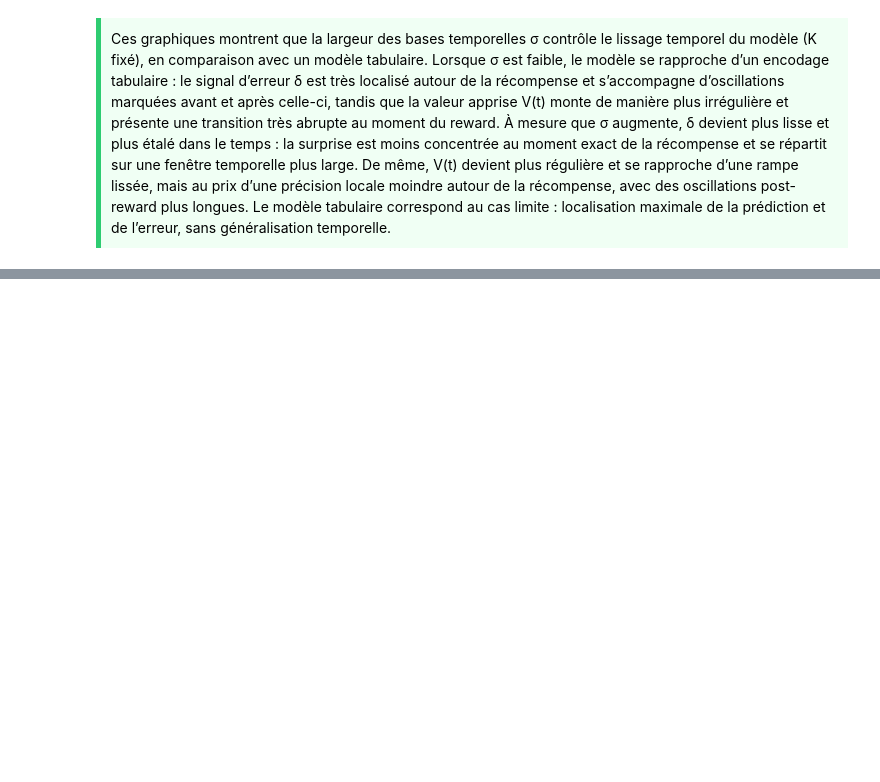
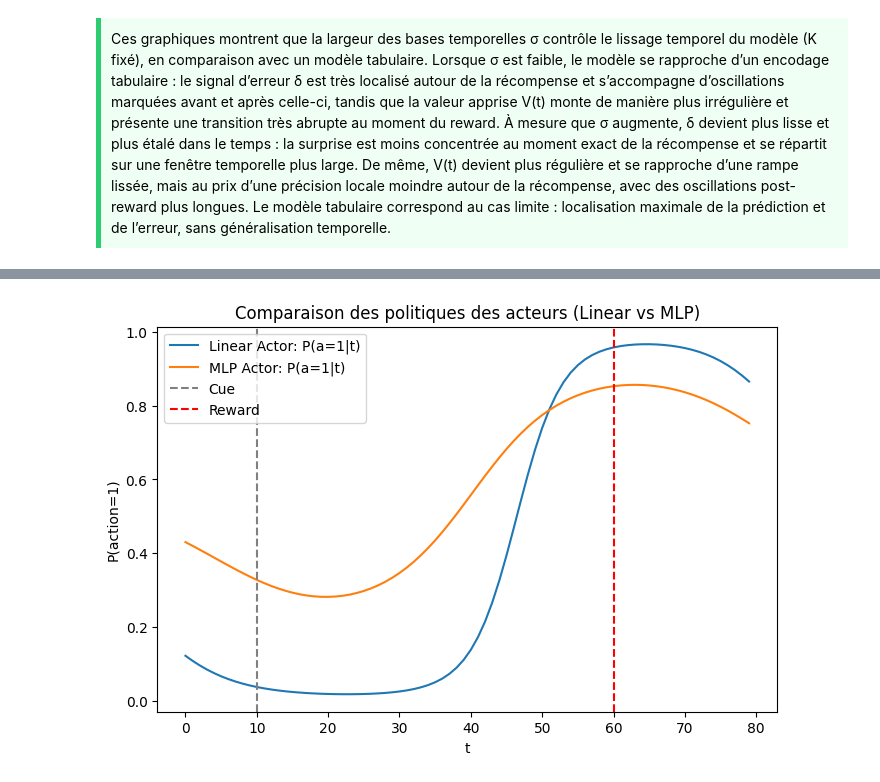
Before and after one commit to pgatt06/RL_temporal_difference_learning, a Jupyter notebook: Change_modelisation.ipynb, the cells around one changed output, grey strips where cells are left out. Cells and saved outputs as stored; diff of their text form; code cells hidden in the pictures; blank space fills up the shorter version.

```diff
--- a/Change_modelisation.ipynb
+++ b/Change_modelisation.ipynb
@@ -662,0 +1156,24 @@ Le modèle tabulaire correspond au cas limite : localisation maximale de la pré
+# %%
+# Comparaison des deux acteurs : LinearActor vs MLPActor
+plt.figure(figsize=(8, 5))
+
+# Politique de l'acteur linéaire
+plt.plot([actor.policy(t) for t in range(T)], label="Linear Actor: P(a=1|t)")
+
+# Politique de l'acteur MLP
+mlp_actor = MLPActor(Phi, alpha=0.005, hidden=16, l2=0.0, clip_adv=1.0)
+_, _, _, _ = run_actor_critic(mlp_actor, critic, n_trials=800, reward_value=1.0, action_cost=0.01)
+plt.plot([mlp_actor.policy(t) for t in range(T)], label="MLP Actor: P(a=1|t)")
+
+# Ajout des lignes verticales pour le cue et le reward
+plt.axvline(10, linestyle="--", color="gray", label="Cue")
+plt.axvline(60, linestyle="--", color="red", label="Reward")
+
+# Configuration du graphique
+plt.xlabel("t")
+plt.ylabel("P(action=1)")
+plt.title("Comparaison des politiques des acteurs (Linear vs MLP)")
+plt.legend()
+plt.show()
+# %% [output]
+[figure, added]
```
Also changed, not shown: parts of 10 cells of this notebook.
